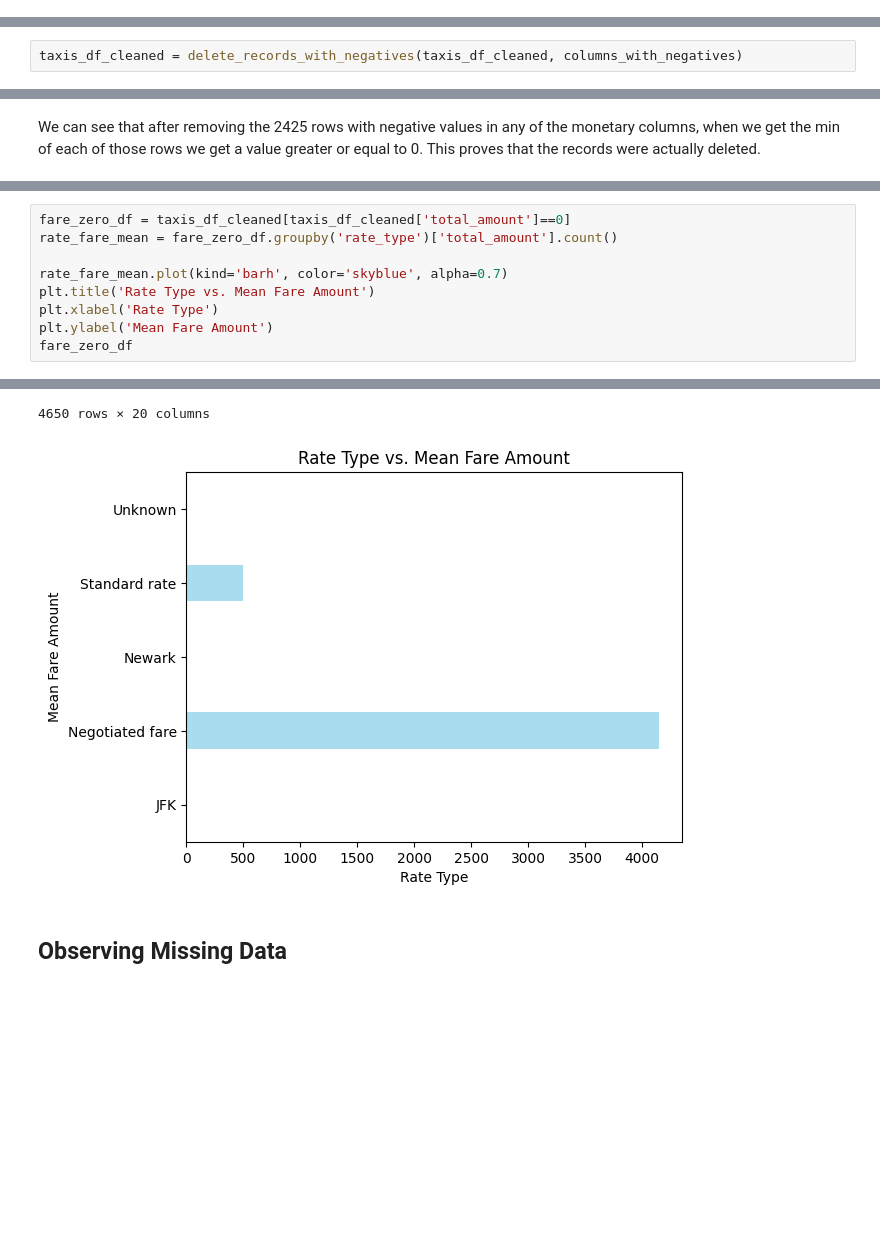
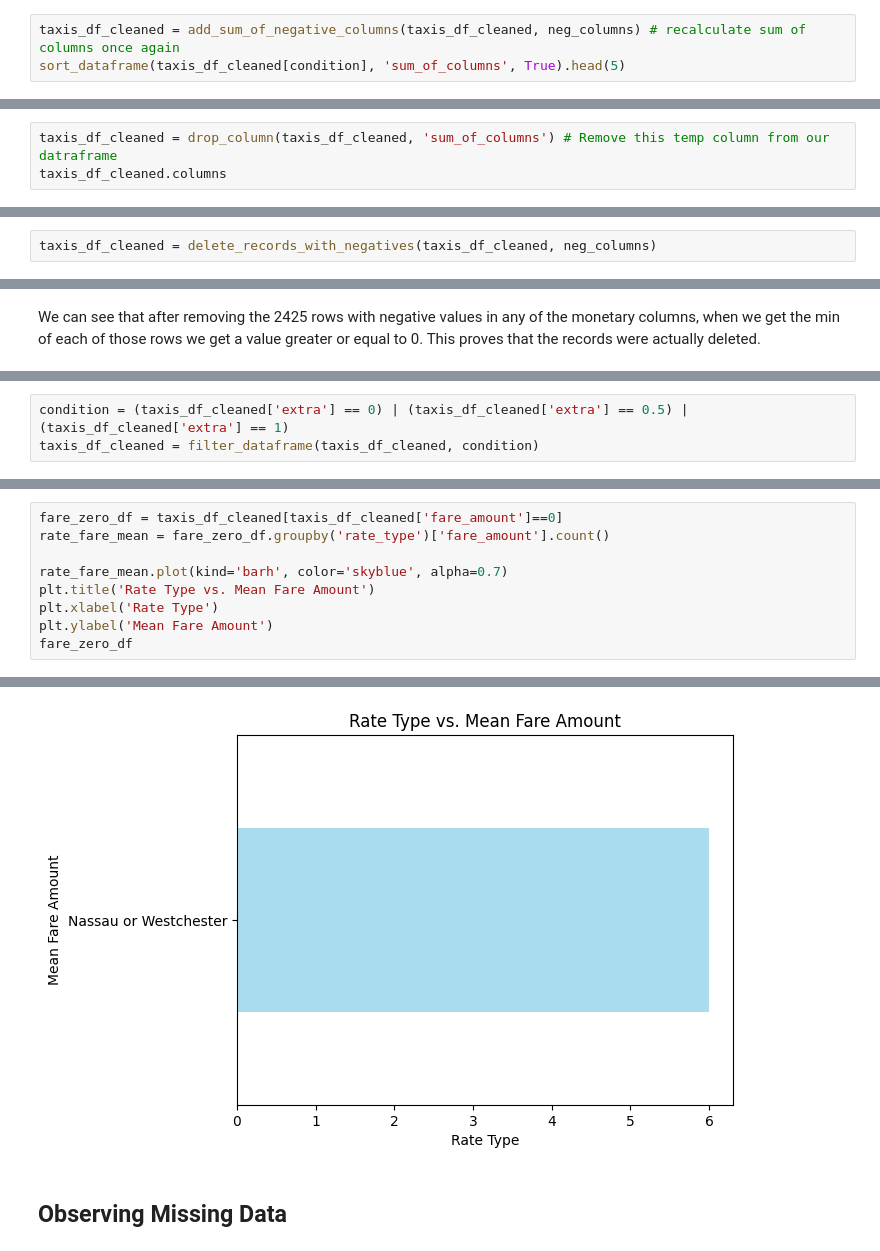
Before and after one commit to AWahba1/Data-Engineering, a Jupyter notebook: template.ipynb, the cells around one changed output, grey strips where cells are left out. Drawn from its saved outputs; the diff is of its cells as text; blank space fills up the shorter version.

```diff
--- a/template.ipynb
+++ b/template.ipynb
@@ -453,0 +624,3 @@ However in the context of a taxis dataset that records information about trip ri
+# %%
+taxis_df_cleaned = add_sum_of_negative_columns(taxis_df_cleaned, neg_columns) # recalculate sum of columns once again
+sort_dataframe(taxis_df_cleaned[condition], 'sum_of_columns', True).head(5)
@@ -458,0 +642,3 @@ count_negative_records
+# %%
+taxis_df_cleaned = drop_column(taxis_df_cleaned, 'sum_of_columns') # Remove this temp column from our datraframe
+taxis_df_cleaned.columns
@@ -459,2 +656,2 @@ count_negative_records
 # %%
-taxis_df_cleaned = delete_records_with_negatives(taxis_df_cleaned, columns_with_negatives)
+taxis_df_cleaned = delete_records_with_negatives(taxis_df_cleaned, neg_columns)
@@ -466,0 +702,3 @@ We can see that after removing the 2425 rows with negative values in any of the
+# %%
+condition = (taxis_df_cleaned['extra'] == 0) | (taxis_df_cleaned['extra'] == 0.5) | (taxis_df_cleaned['extra'] == 1)
+taxis_df_cleaned = filter_dataframe(taxis_df_cleaned, condition)
@@ -494,7 +734,7 @@ Unknown                        2
 Name: count, dtype: int64
 # %%
-fare_zero_df = taxis_df_cleaned[taxis_df_cleaned['total_amount']==0]
-rate_fare_mean = fare_zero_df.groupby('rate_type')['total_amount'].count()
+fare_zero_df = taxis_df_cleaned[taxis_df_cleaned['fare_amount']==0]
+rate_fare_mean = fare_zero_df.groupby('rate_type')['fare_amount'].count()
 
 rate_fare_mean.plot(kind='barh', color='skyblue', alpha=0.7)
 plt.title('Rate Type vs. Mean Fare Amount')
@@ -517,5 +752,4 @@ fare_zero_df
-4650 rows × 20 columns
-[figure, old version]
+[figure, new version]
 # %% [markdown]
 ## Observing Missing Data
 # %%
```
Also changed, not shown: parts of 265 cells of this notebook.
